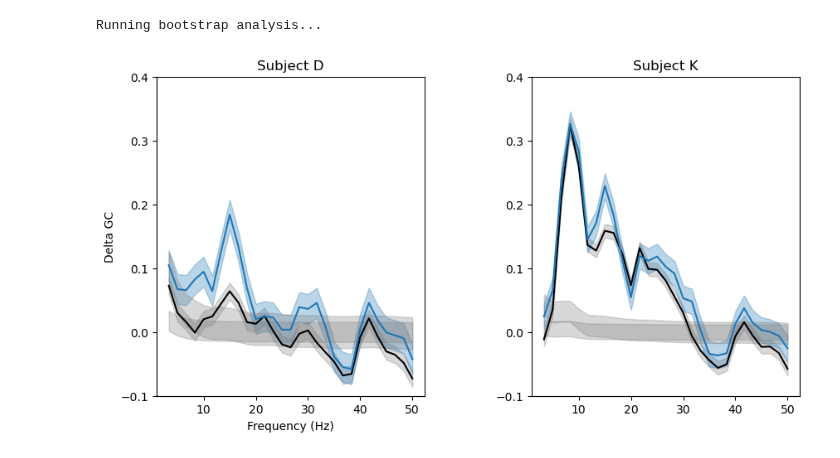
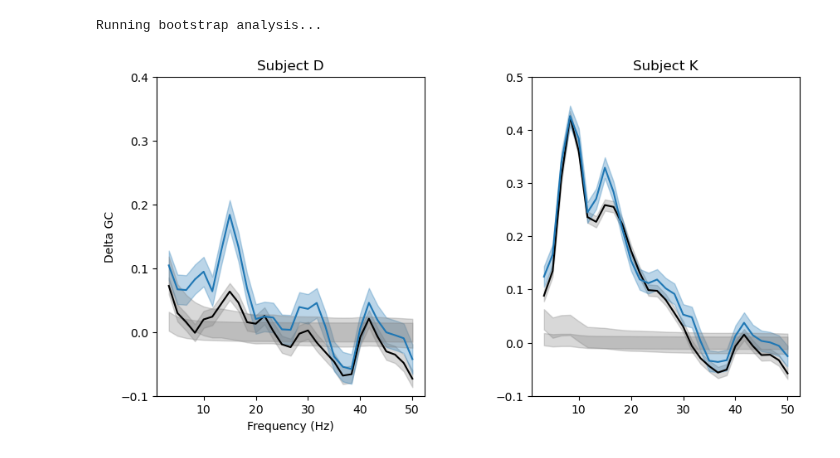
Before and after one commit to t-elston/FS_self_control, a Jupyter notebook: analysis/LFP_granger_causality_analysis_all_files.ipynb, the cells around one changed output. Drawn from its saved outputs; the diff is of its cells as text; code cells hidden in the pictures.

```diff
--- a/analysis/LFP_granger_causality_analysis_all_files.ipynb
+++ b/analysis/LFP_granger_causality_analysis_all_files.ipynb
@@ -776,7 +776,7 @@ Z-scoring lfps...
 single_ix = (bhv['n_sacc'] == 1)
 double_ix = (bhv['n_sacc'] == 2)
 d_ix = bhv['fname'].str.contains('D')
-k_ix = bhv['fname'].str.contains('K')
+k_ix = bhv['fname'].str.contains('K') | d_ix
 
 pics_on_ix= np.argmin(np.abs(lfp_ts - 0))
 time_before = 100
@@ -907,29 +907,29 @@ k_double_null_mean, k_double_null_ci = calculate_mean_and_interval(k_null_gc_dou
 # %%
 fig, ax = plt.subplots(1, 2, figsize=(10, 5))
 plt.subplots_adjust(wspace=0.4, hspace=0.4)  # add some white space
 
 ax[0].fill_between(freqs, d_single_mean - d_single_ci, d_single_mean + d_single_ci, color='tab:gray', alpha = .3)
 ax[0].fill_between(freqs, d_double_mean - d_double_ci, d_double_mean + d_double_ci, color='tab:blue', alpha = .3)
 ax[0].plot(freqs, d_single_mean, color = 'black')
 ax[0].plot(freqs, d_double_mean, color = 'tab:blue')
 ax[0].fill_between(freqs, d_single_null_mean - d_single_null_ci, d_single_null_mean + d_single_null_ci, color='tab:gray', alpha = .3)
 ax[0].fill_between(freqs, d_double_null_mean - d_double_null_ci, d_double_null_mean + d_double_null_ci, color='tab:gray', alpha = .3)
 ax[0].set_ylim((-.1,.4))
 ax[0].set_ylabel('Delta GC')
 ax[0].set_xlabel('Frequency (Hz)')
 ax[0].set_title('Subject D')
 
 
 
 ax[1].fill_between(freqs, k_single_mean - k_single_ci, k_single_mean + k_single_ci, color='tab:gray', alpha = .3)
 ax[1].fill_between(freqs, k_double_mean - k_double_ci, k_double_mean + k_double_ci, color='tab:blue', alpha = .3)
 ax[1].plot(freqs, k_single_mean, color = 'black')
 ax[1].plot(freqs, k_double_mean, color = 'tab:blue')
 ax[1].fill_between(freqs, k_single_null_mean - k_single_null_ci, k_single_null_mean + k_single_null_ci, color='tab:gray', alpha = .3)
 ax[1].fill_between(freqs, k_double_null_mean - k_double_null_ci, k_double_null_mean + k_double_null_ci, color='tab:gray', alpha = .3)
-ax[1].set_ylim((-.1,.4))
+ax[1].set_ylim((-.1,.5))
 ax[1].set_title('Subject K')
 
 #fig.savefig('Granger_causality.svg')
 # %% [output]
-[figure, old version]
+[figure, new version]
```
